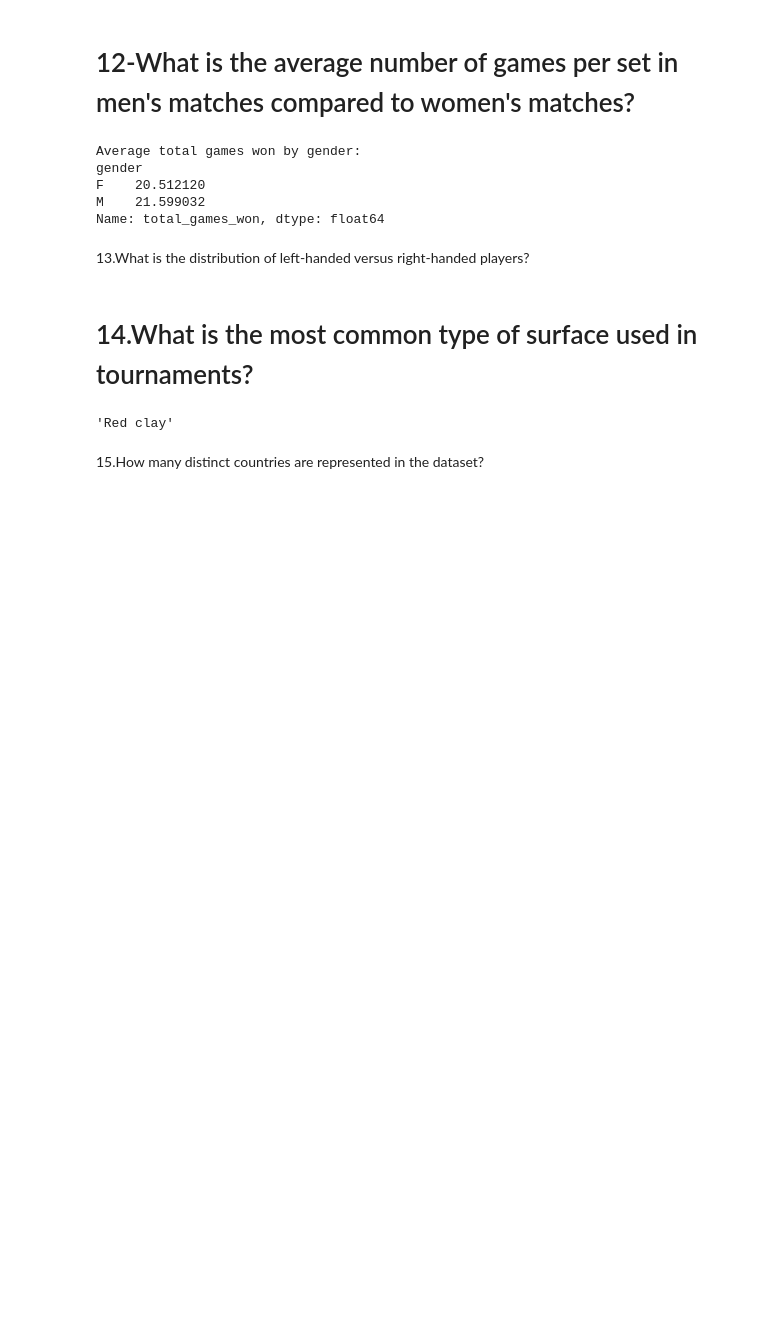
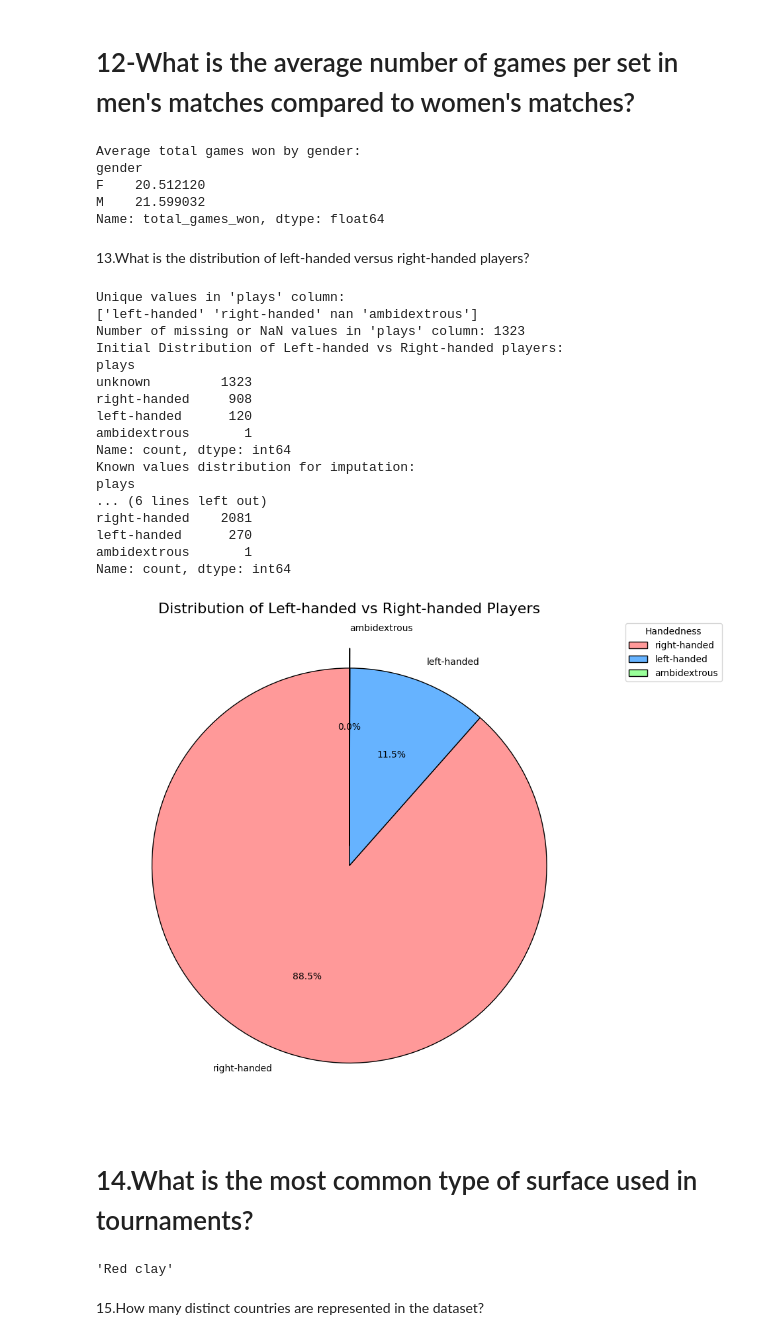
Before and after one commit to HosseinFaghihi/tennismatch_coop_coding, a Jupyter notebook: tproject.ipynb, the cells around one changed output. Drawn from its saved outputs; the diff is of its cells as text; code cells hidden in the pictures; blank space fills up the shorter version.

```diff
--- a/tproject.ipynb
+++ b/tproject.ipynb
@@ -122,7 +122,7 @@ for group_name, df in grouped_data_frames.items():
 read csv files
 # %%
 # Define the directory and group names
-base_folder = r'e:\extracted_rar_files'
+base_folder = r'F:\daneshkar\project1\extracted_rar_files'
 group_names = [
     'home_team_score',
     'home_team',
@@ -626,46 +626,95 @@ Name: total_games_won, dtype: float64
 13.What is the distribution of left-handed versus right-handed players?
 # %%
 import pandas as pd
+import numpy as np
 import matplotlib.pyplot as plt
 
 # Assuming grouped_data_frames is your dictionary containing all the dataframes
 home_team_df = grouped_data_frames['home_team']
 away_team_df = grouped_data_frames['away_team']
 
 # Combine the relevant data to get a comprehensive list of players
 combined_players_df = pd.concat([home_team_df[['player_id', 'plays']], away_team_df[['player_id', 'plays']]])
 
 # Drop duplicate players if they appear in both home_team and away_team
 players_df = combined_players_df.drop_duplicates(subset=['player_id']).copy()
 
 # Check the unique values in the 'plays' column
 unique_plays = players_df['plays'].unique()
 print("Unique values in 'plays' column:")
 print(unique_plays)
 
 # Check for missing or NaN values
 missing_plays = players_df['plays'].isna().sum()
 print(f"Number of missing or NaN values in 'plays' column: {missing_plays}")
 
 # Fill or handle missing values (assuming 'unknown' for missing entries)
 players_df['plays'] = players_df['plays'].fillna('unknown')
 
-# Calculate the distribution of left-handed vs right-handed players
+# Calculate the distribution of left-handed vs right-handed players including 'unknown'
 handedness_distribution = players_df['plays'].value_counts()
 
 # Print the distribution
-print("Distribution of left-handed vs right-handed players:")
+print("Initial Distribution of Left-handed vs Right-handed players:")
 print(handedness_distribution)
 
+# Impute 'unknown' values based on the distribution of known values
+known_values_distribution = players_df['plays'][players_df['plays'] != 'unknown'].value_counts(normalize=True)
+print("Known values distribution for imputation:")
+print(known_values_distribution)
+
+# Create a mapping function to replace 'unknown' values
+def impute_unknown(row):
+    if row == 'unknown':
+        return np.random.choice(known_values_distribution.index, p=known_values_distribution.values)
+    return row
+
+# Apply the mapping function
+players_df['plays'] = players_df['plays'].apply(impute_unknown)
+
+# Calculate the distribution after imputation
+handedness_distribution_after_imputation = players_df['plays'].value_counts()
+
+# Print the distribution after imputation
+print("Distribution of Left-handed vs Right-handed players after imputation:")
+print(handedness_distribution_after_imputation)
+
 # Plot the distribution using a pie chart
-explode = [0.1 if handedness == "ambidextrous" else 0 for handedness in handedness_distribution.index]
-colors = ['#ff9999','#66b3ff','#99ff99','#ffcc99']  # Optional: Define custom colors
+explode = [0.1 if handedness == "ambidextrous" else 0 for handedness in handedness_distribution_after_imputation.index]
+colors = ['#ff9999', '#66b3ff', '#99ff99', '#ffcc99']  # Optional: Define custom colors
 
-handedness_distribution.plot(kind='pie', autopct='%1.1f%%', startangle=90, figsize=(8, 8), legend=True, explode=explode, colors=colors)
-plt.title('Distribution of Left-handed vs Right-handed Players')
+plt.figure(figsize=(10, 8))
+handedness_distribution_after_imputation.plot(kind='pie',
+                                              autopct='%1.1f%%',
+                                              startangle=90,
+                                              explode=explode,
+                                              colors=colors,
+                                              wedgeprops={'edgecolor': 'black'})
+
+plt.title('Distribution of Left-handed vs Right-handed Players', fontsize=16)
 plt.ylabel('')  # Hide the y-label
-plt.legend(title='Handedness')
+plt.legend(title='Handedness', bbox_to_anchor=(1.05, 1), loc='upper left')
+plt.tight_layout()
 plt.show()
+# %% [output]
+Unique values in 'plays' column:
+['left-handed' 'right-handed' nan 'ambidextrous']
+Number of missing or NaN values in 'plays' column: 1323
+Initial Distribution of Left-handed vs Right-handed players:
+plays
+unknown         1323
+right-handed     908
+left-handed      120
+ambidextrous       1
+Name: count, dtype: int64
+Known values distribution for imputation:
+plays
+... (6 lines left out)
+right-handed    2081
+left-handed      270
+ambidextrous       1
+Name: count, dtype: int64
+[figure, added]
 # %% [markdown]
 <h1>
 14.What is the most common type of surface used in tournaments?
```
Also changed, not shown: parts of 1 cell of this notebook.
